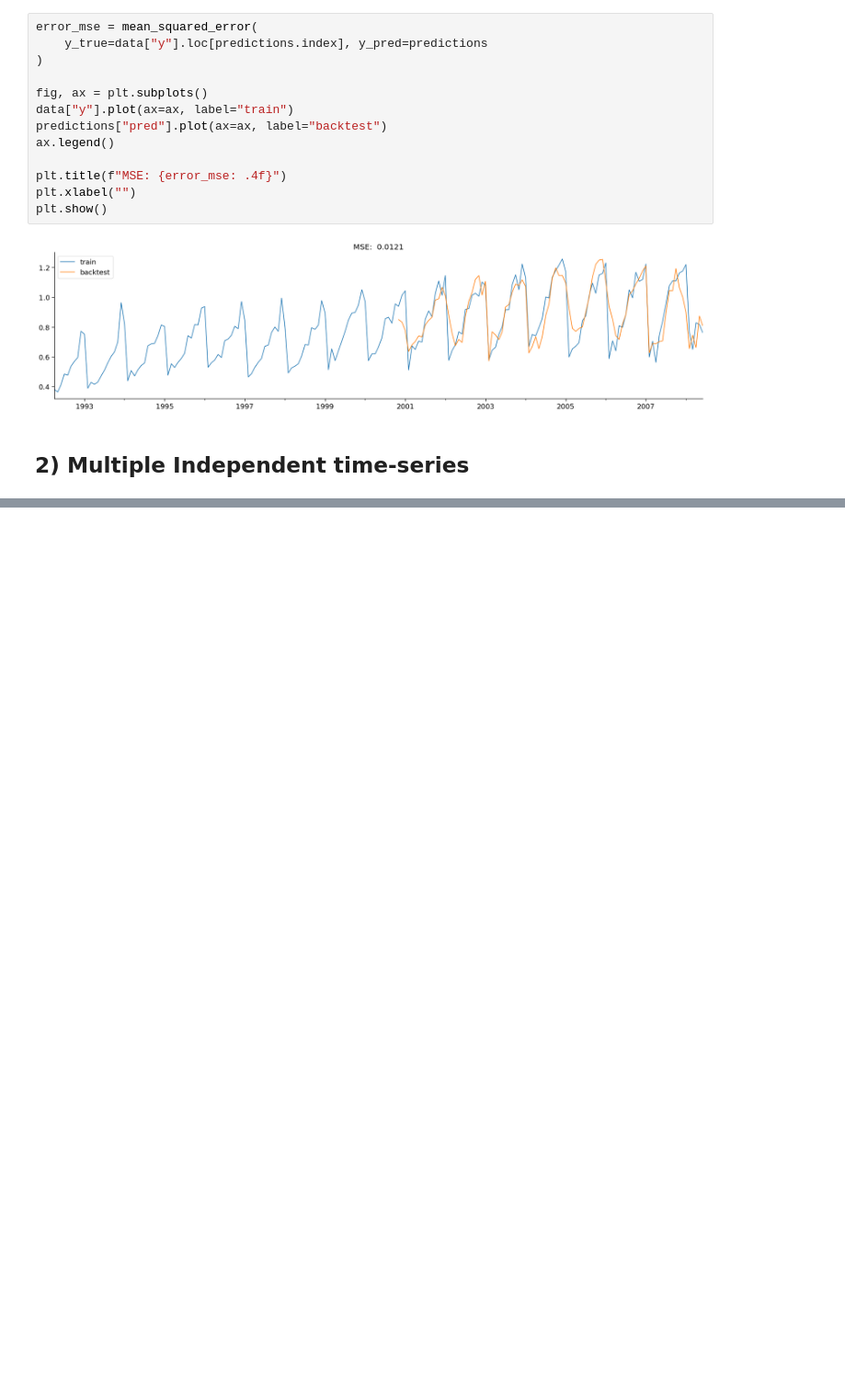
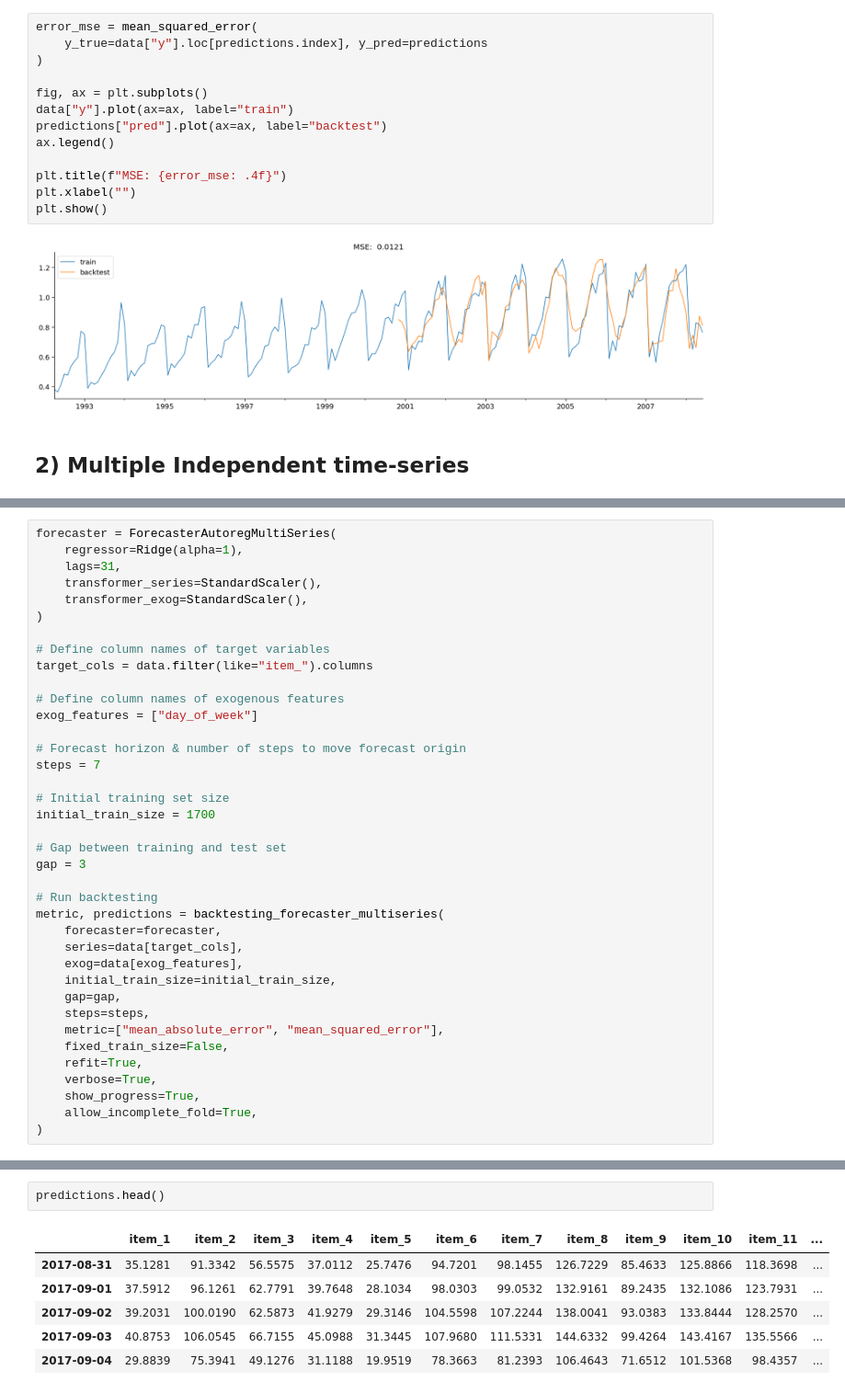
Before and after one commit to razielar/forecasting_with_ML, a Jupyter notebook: 04_backtesting/05_backtesting_with_gap.ipynb, the cells around one changed output, grey strips where cells are left out. Shown at 92% size. Saved outputs shown, nothing was run; the diff lists cells and outputs as text; blank space fills up the shorter version.

```diff
--- a/04_backtesting/05_backtesting_with_gap.ipynb
+++ b/04_backtesting/05_backtesting_with_gap.ipynb
@@ -167,0 +253,38 @@ plt.show()
+# %%
+forecaster = ForecasterAutoregMultiSeries(
+    regressor=Ridge(alpha=1),
+    lags=31,
+    transformer_series=StandardScaler(),
+    transformer_exog=StandardScaler(),
+)
+
+# Define column names of target variables
+target_cols = data.filter(like="item_").columns
+
+# Define column names of exogenous features
+exog_features = ["day_of_week"]
+
+# Forecast horizon & number of steps to move forecast origin
+steps = 7
+
+# Initial training set size
+initial_train_size = 1700
+
+# Gap between training and test set
+gap = 3
+
+# Run backtesting
+metric, predictions = backtesting_forecaster_multiseries(
+    forecaster=forecaster,
+    series=data[target_cols],
+    exog=data[exog_features],
+    initial_train_size=initial_train_size,
+    gap=gap,
+    steps=steps,
+    metric=["mean_absolute_error", "mean_squared_error"],
+    fixed_train_size=False,
+    refit=True,
+    verbose=True,
+    show_progress=True,
+    allow_incomplete_fold=True,
+)
@@ -167,0 +318,9 @@ plt.show()
+# %%
+predictions.head()
+# %% [output]
+|  | item_1 | item_2 | item_3 | item_4 | item_5 | item_6 | item_7 | item_8 | item_9 | item_10 | item_11 | ... |
+| 2017-08-31 | 35.1281 | 91.3342 | 56.5575 | 37.0112 | 25.7476 | 94.7201 | 98.1455 | 126.7229 | 85.4633 | 125.8866 | 118.3698 | ... |
+| 2017-09-01 | 37.5912 | 96.1261 | 62.7791 | 39.7648 | 28.1034 | 98.0303 | 99.0532 | 132.9161 | 89.2435 | 132.1086 | 123.7931 | ... |
+| 2017-09-02 | 39.2031 | 100.0190 | 62.5873 | 41.9279 | 29.3146 | 104.5598 | 107.2244 | 138.0041 | 93.0383 | 133.8444 | 128.2570 | ... |
+| 2017-09-03 | 40.8753 | 106.0545 | 66.7155 | 45.0988 | 31.3445 | 107.9680 | 111.5331 | 144.6332 | 99.4264 | 143.4167 | 135.5566 | ... |
+| 2017-09-04 | 29.8839 | 75.3941 | 49.1276 | 31.1188 | 19.9519 | 78.3663 | 81.2393 | 106.4643 | 71.6512 | 101.5368 | 98.4357 | ... |
```
Also changed, not shown: parts of 12 cells of this notebook, 1 other file.
